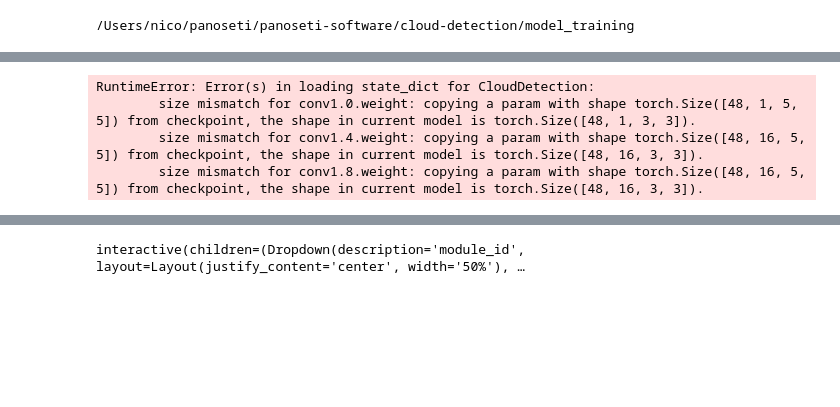
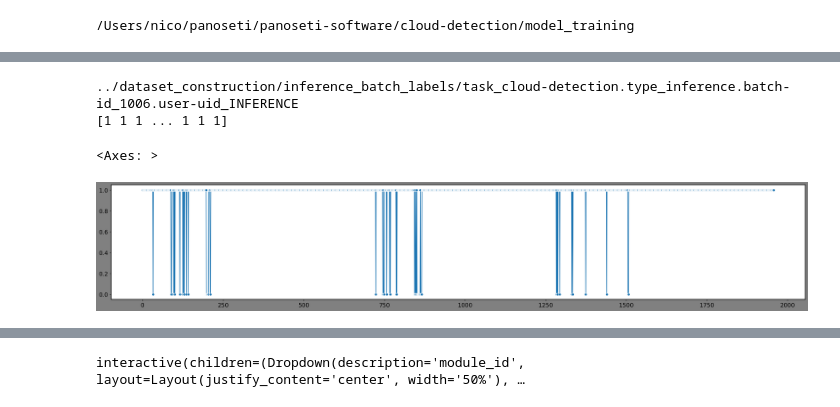
Before and after one commit to panoseti/panoseti, a Jupyter notebook: cloud-detection/model_training/inference_experiments.ipynb, the cells around one changed output, grey strips where cells are left out. Cells and saved outputs as stored; diff of their text form; code cells hidden in the pictures; blank space fills up the shorter version.

Commit message:
Retrain a more robust model.

```diff
--- a/cloud-detection/model_training/inference_experiments.ipynb
+++ b/cloud-detection/model_training/inference_experiments.ipynb
@@ -290,12 +262,11 @@ inference_loader = torch.utils.data.DataLoader(
 # %%
 model = CloudDetection()
 model.load_state_dict(torch.load('../model_training/best_cloud_detection_model.pth', weights_only=True))
-# model.load_state_dict(torch.load('../model_training/best_cloud_detection_model_2-26-24.pth'))
-# model.load_state_dict(torch.load('../model_training/best_cloud_detection_model_2-24-24.pth'))
+
 device = get_device()
 model.to(device);
 
-THRESHOLD = 0.8
+THRESHOLD = 0
 
 predictions = np.array([], dtype=int)
 with torch.no_grad():
@@ -303,21 +274,24 @@ with torch.no_grad():
     for img_data in tqdm.tqdm(inference_loader, unit="batch"):
         x = img_data
         x = x.to(device=device, dtype=torch.float)
-        pred = model(x)
-        # class_pred = torch.argmax(pred, dim=1).to('cpu').numpy()
-        class_preds = (pred[:, 1].to('cpu').numpy()) >= THRESHOLD
-        predictions = np.concatenate((predictions, class_pred))
-        # predictions = np.concatenate((predictions, class_preds))
+        pred = model(x).to('cpu').numpy()
+        # class_preds = np.argmax(pred, axis=1)
+        class_preds = np.diff(pred, axis=1)[:, 0] >= THRESHOLD
+        predictions = np.concatenate((predictions, class_preds))
 
 inference_data.inference_session.add_labels(predictions)
 inference_data.inference_session.write_labels(save_to_training_data=False)
 del model
 print(predictions)
 # %% [output]
-RuntimeError: Error(s) in loading state_dict for CloudDetection:
-        size mismatch for conv1.0.weight: copying a param with shape torch.Size([48, 1, 5, 5]) from checkpoint, the shape in current model is torch.Size([48, 1, 3, 3]).
-        size mismatch for conv1.4.weight: copying a param with shape torch.Size([48, 16, 5, 5]) from checkpoint, the shape in current model is torch.Size([48, 16, 3, 3]).
-        size mismatch for conv1.8.weight: copying a param with shape torch.Size([48, 16, 5, 5]) from checkpoint, the shape in current model is torch.Size([48, 16, 3, 3]).
+../dataset_construction/inference_batch_labels/task_cloud-detection.type_inference.batch-id_1006.user-uid_INFERENCE
+[1 1 1 ... 1 1 1]
+# %%
+plt.figure(figsize=(30, 5))
+sns.lineplot(predictions, marker="o")
+# %% [output]
+<Axes: >
+[figure, added]
 # %%
 gc.collect()
 labeled = add_module_id_and_time(inference_data.inference_session.labeled_df)
```
Also changed, not shown: parts of 6 cells of this notebook, 4 other files.
